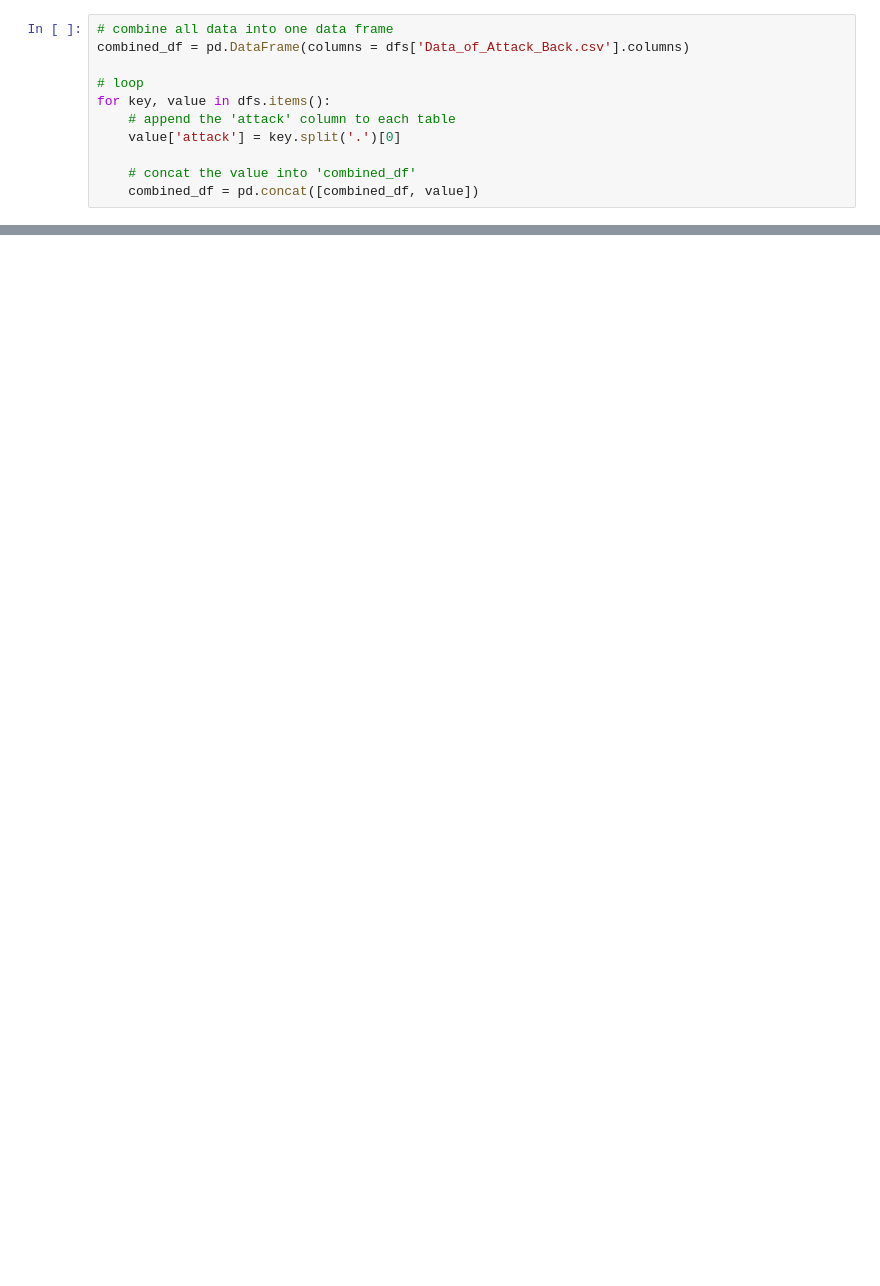
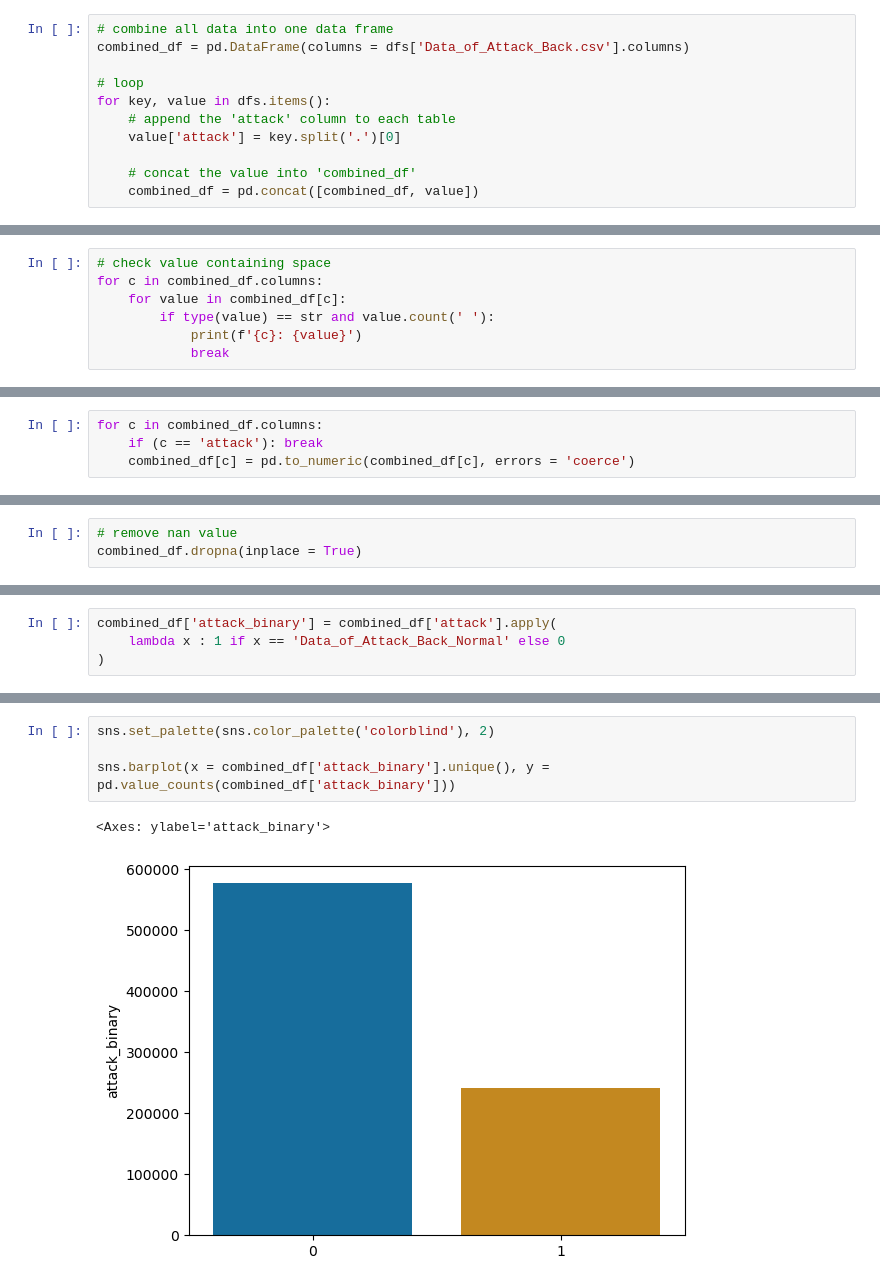
Before and after one commit to Samedy1/data_science_cadt_project_cyber_security, a Jupyter notebook: cyber_security.ipynb, the cells around one changed output, grey strips where cells are left out. Saved outputs shown, nothing was run; the diff lists cells and outputs as text; blank space fills up the shorter version.

```diff
--- a/cyber_security.ipynb
+++ b/cyber_security.ipynb
@@ -163,0 +271,7 @@ display(combined_df)
+# %%
+# check value containing space
+for c in combined_df.columns:
+    for value in combined_df[c]:
+        if type(value) == str and value.count(' '):
+            print(f'{c}: {value}')
+            break
@@ -163,0 +296,4 @@ display(combined_df)
+# %%
+for c in combined_df.columns:
+    if (c == 'attack'): break
+    combined_df[c] = pd.to_numeric(combined_df[c], errors = 'coerce')
@@ -163,0 +327,3 @@ display(combined_df)
+# %%
+# remove nan value
+combined_df.dropna(inplace = True)
@@ -163,0 +354,4 @@ display(combined_df)
+# %%
+combined_df['attack_binary'] = combined_df['attack'].apply(
+    lambda x : 1 if x == 'Data_of_Attack_Back_Normal' else 0
+)
@@ -163,0 +411,7 @@ display(combined_df)
+# %%
+sns.set_palette(sns.color_palette('colorblind'), 2)
+
+sns.barplot(x = combined_df['attack_binary'].unique(), y = pd.value_counts(combined_df['attack_binary']))
+# %% [output]
+<Axes: ylabel='attack_binary'>
+[figure, added]
```
Also changed, not shown: parts of 73 cells of this notebook.
